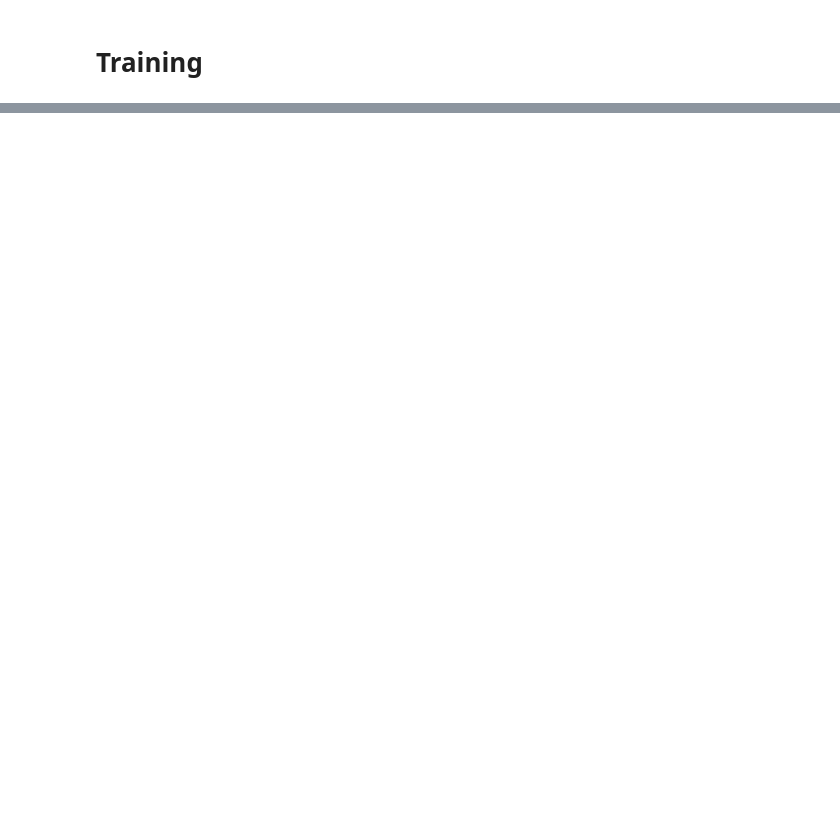
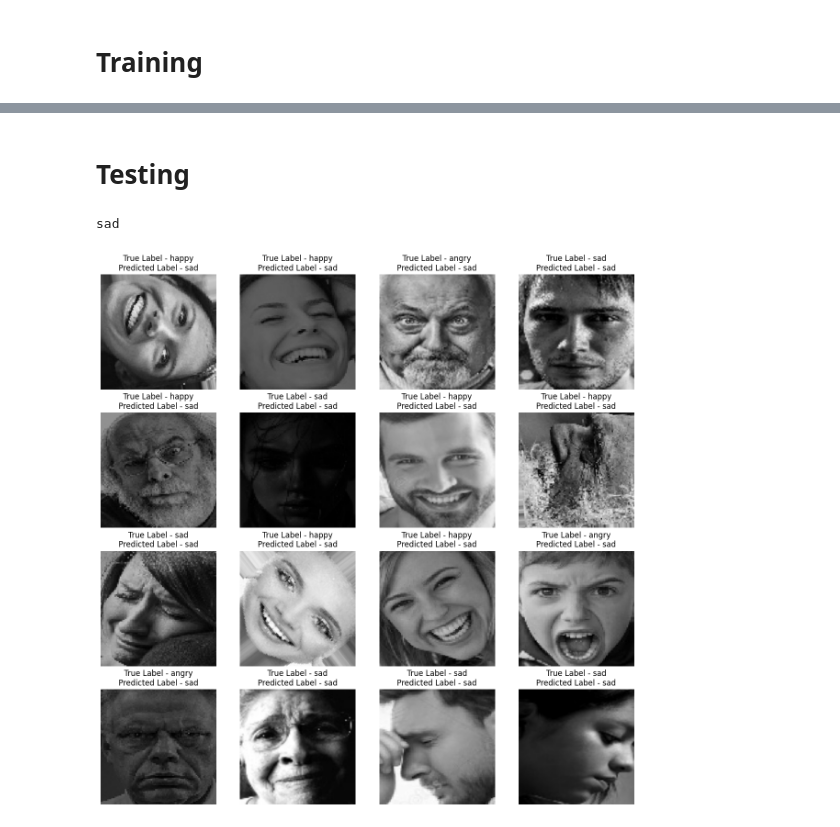
Before and after one commit to sleepsonrockss/Deep-Learning, a Jupyter notebook: HumanEmotions/HE.ipynb, the cells around one changed output, grey strips where cells are left out. Drawn from its saved outputs; the diff is of its cells as text; code cells hidden in the pictures; blank space fills up the shorter version.

```diff
--- a/HumanEmotions/HE.ipynb
+++ b/HumanEmotions/HE.ipynb
@@ -304,0 +324,20 @@ dict_keys(['Top_k_Accuracy', 'accuracy', 'loss', 'val_Top_k_Accuracy', 'val_accu
+# %% [markdown]
+# Testing
+# %%
+test_image = cv2.imread('/content/dataset/Emotions Dataset/Emotions Dataset/test/sad/123731.jpg')
+im = tf.constant(test_image, dtype=tf.float32) # convert to a tensor
+im = tf.expand_dims(im, axis = 0)
+print(CONFIGURATION['CLASS_NAMES'][tf.argmax(lenet_model(im), axis = 1).numpy()[0]])
+# %% [output]
+sad
+# %%
+plt.figure(figsize = (15,15))
+for images, labels in validation_dataset.take(1):
+    for i in range(16):
+        ax = plt.subplot(4,4,i+1)
+        plt.imshow(images[i]/255)
+        plt.title('True Label - ' + CONFIGURATION['CLASS_NAMES'][tf.argmax(labels[i], axis = 0).numpy()]
+                + '\n' + 'Predicted Label - ' + CONFIGURATION['CLASS_NAMES'][tf.argmax(lenet_model(im), axis = 1).numpy()[0]])
+        plt.axis('off')
+# %% [output]
+[figure, added]
```
Also changed, not shown: parts of 7 cells of this notebook.
